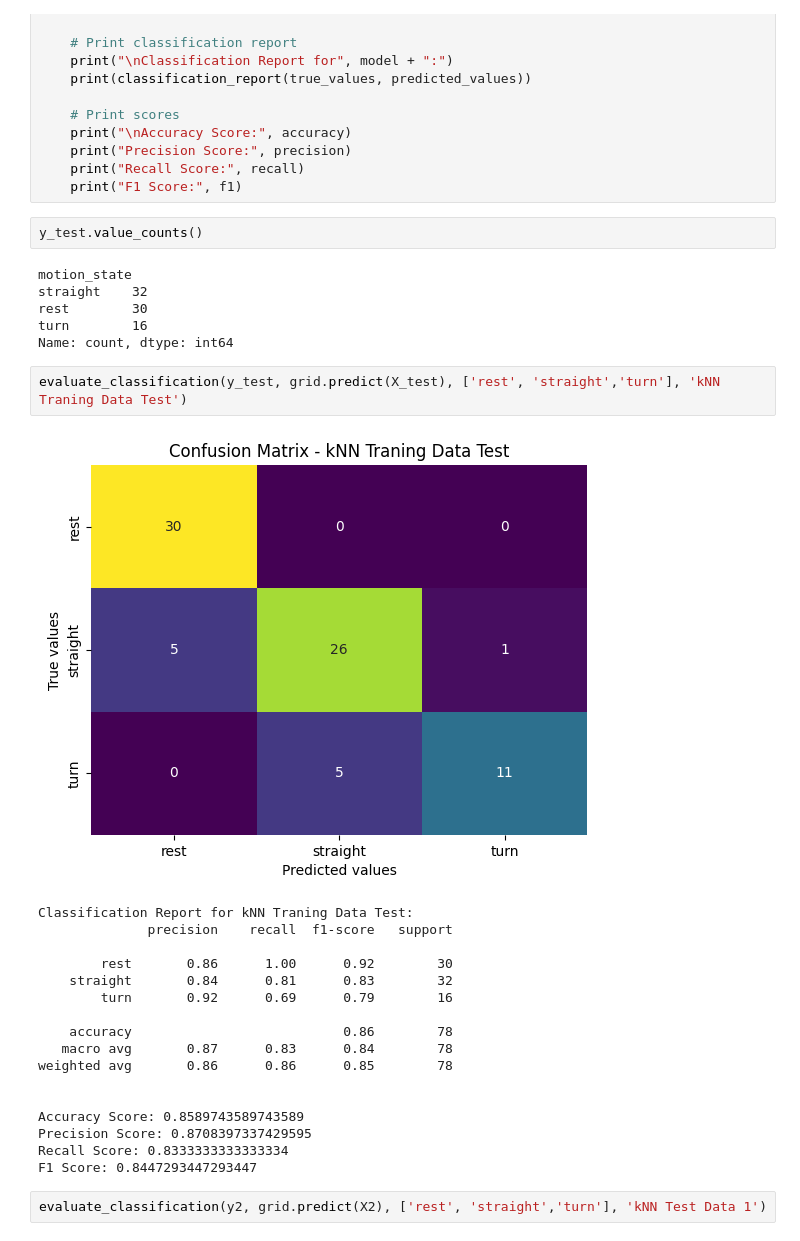
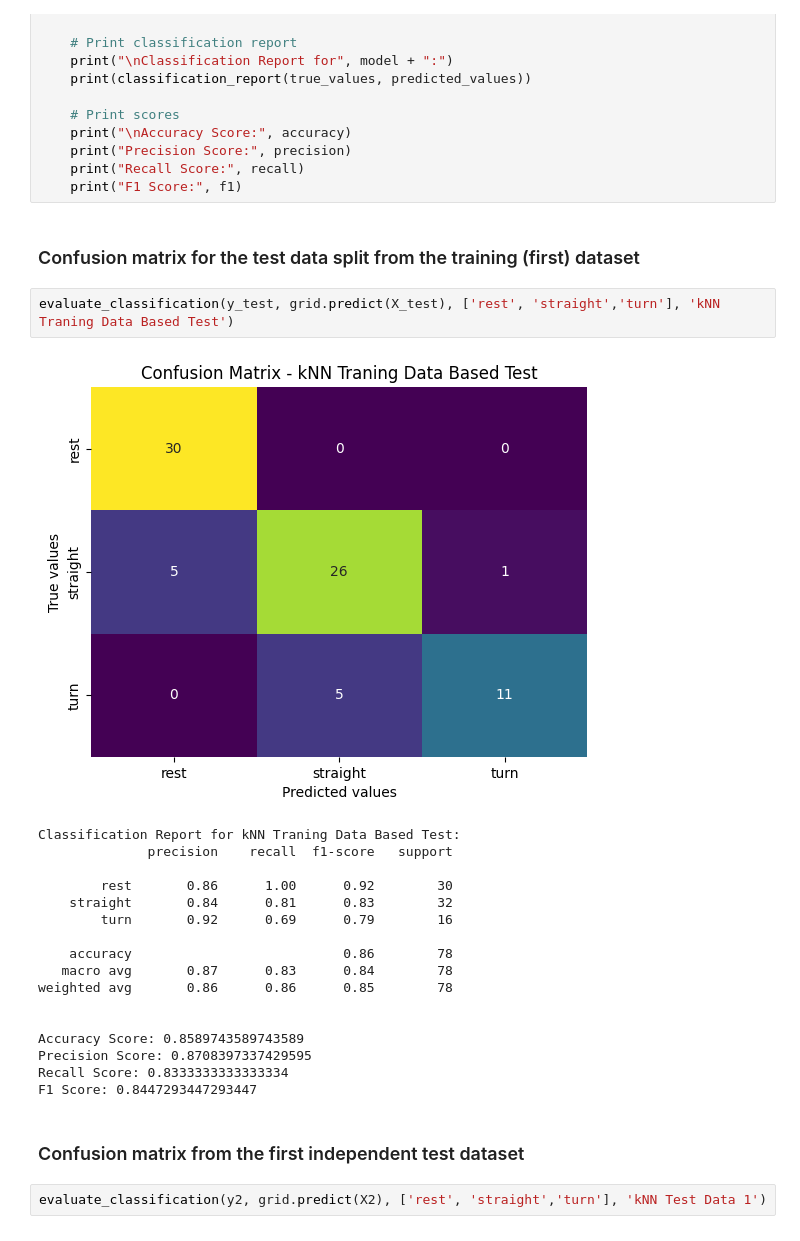
Before and after one commit to sauravuprety21/enel682-proj, a Jupyter notebook: 01knn.ipynb, the cells around one changed output. Cells and saved outputs as stored; diff of their text form.

```diff
--- a/01knn.ipynb
+++ b/01knn.ipynb
@@ -193,19 +210,13 @@ def evaluate_classification(true_values, predicted_values, ticklabels, model):
     print("Precision Score:", precision)
     print("Recall Score:", recall)
     print("F1 Score:", f1)
-# %%
-y_test.value_counts()
-# %% [output]
-motion_state
-straight    32
-rest        30
-turn        16
-Name: count, dtype: int64
+# %% [markdown]
+### Confusion matrix for the test data split from the training (first) dataset
 # %%
-evaluate_classification(y_test, grid.predict(X_test), ['rest', 'straight','turn'], 'kNN Traning Data Test')
+evaluate_classification(y_test, grid.predict(X_test), ['rest', 'straight','turn'], 'kNN Traning Data Based Test')
 # %% [output]
-[figure, old version]
+[figure, new version]
-Classification Report for kNN Traning Data Test:
+Classification Report for kNN Traning Data Based Test:
               precision    recall  f1-score   support
 
         rest       0.86      1.00      0.92        30
@@ -221,6 +232,8 @@ Accuracy Score: 0.8589743589743589
 Precision Score: 0.8708397337429595
 Recall Score: 0.8333333333333334
 F1 Score: 0.8447293447293447
+# %% [markdown]
+### Confusion matrix from the first independent test dataset
 # %%
 evaluate_classification(y2, grid.predict(X2), ['rest', 'straight','turn'], 'kNN Test Data 1')
 # %% [output]
```
Also changed, not shown: parts of 14 cells of this notebook.
